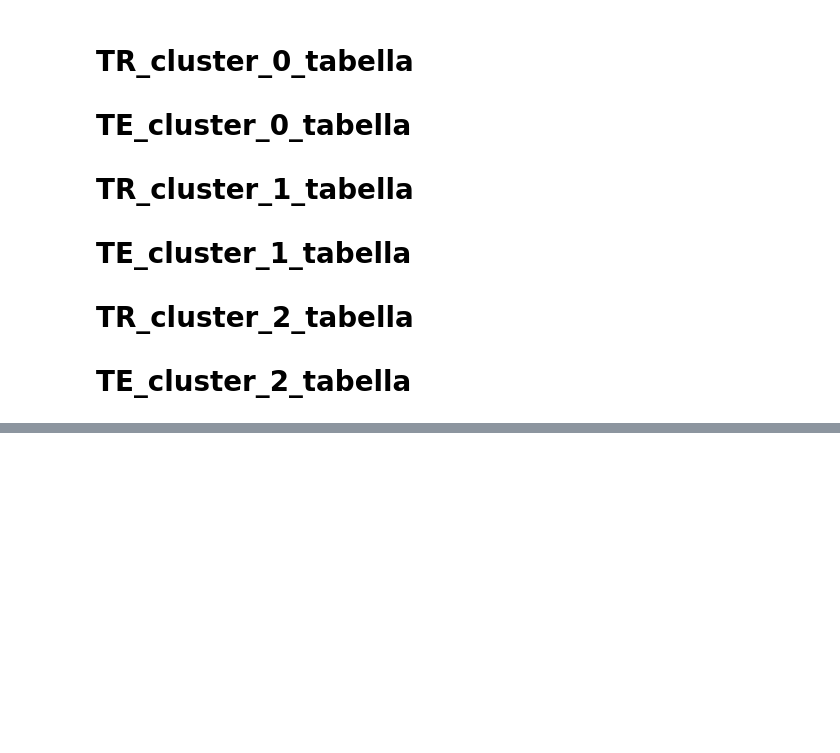
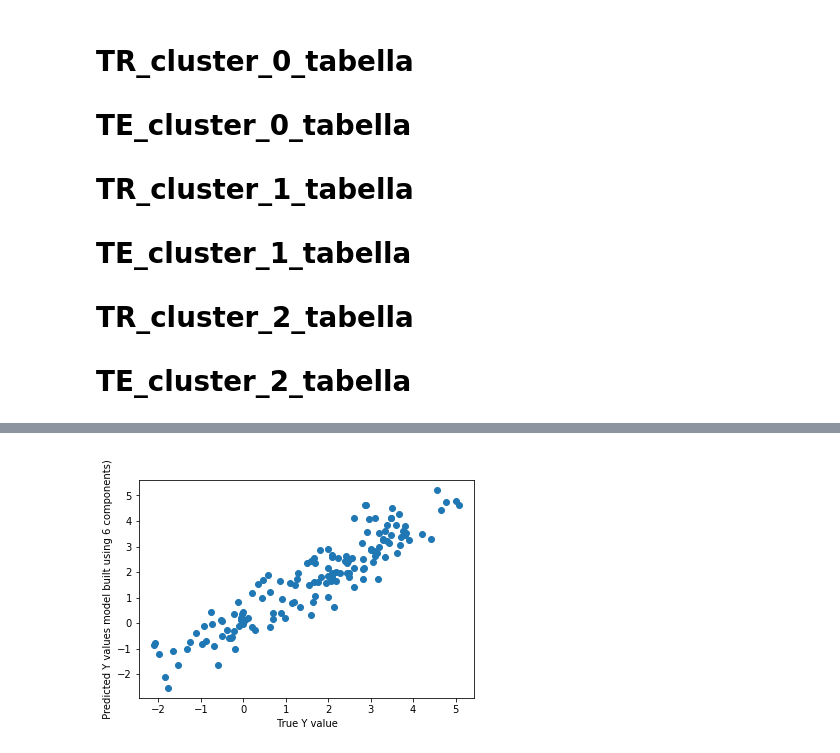
Before and after one commit to lstorchi/mllogdp, a Jupyter notebook: TEST_spartizione_TrTe_cluster_53_comps.ipynb, the cells around one changed output, grey strips where cells are left out. Cells and saved outputs as stored; diff of their text form; code cells hidden in the pictures; blank space fills up the shorter version.

```diff
--- a/TEST_spartizione_TrTe_cluster_53_comps.ipynb
+++ b/TEST_spartizione_TrTe_cluster_53_comps.ipynb
@@ -1005,0 +1086,12 @@ TE_cluster_2_tabella
+# %%
+ncompman_0 = 3
+
+pls_0_3 = PLSRegression(ncompman_0)
+pls_0_3.fit(X_0_TR, Y_0_Tr)
+
+y_cv_0_3_Tr = cross_val_predict(pls_0_3, X_0_TR, Y_0_Tr, cv=10)
+
+score_cv_0_3_Tr = r2_score(Y_0_Tr, y_cv_0_3_Tr)
+mse_cv_0_3_Tr = mean_squared_error(Y_0_Tr, y_cv_0_3_Tr)
+
+print("comp: %4d MSE: %10.8f score: %10.8f"%(ncompman_0, mse_cv_0_3_Tr, score_cv_0_3_Tr))
@@ -1005,0 +1100,75 @@ TE_cluster_2_tabella
+# %%
+Y_pred_0_6_TE = pls_0_6.predict(X_0_TE)
+Y_pred_0_3_TE = pls_0_3.predict(X_0_TE)
+
+Y_pred_0_6_TR = pls_0_6.predict(X_0_TR)
+Y_pred_0_3_TR = pls_0_3.predict(X_0_TR)
+
+
+mse_pred_0_6_Te = mean_squared_error(Y_0_Te, Y_pred_0_6_TE )
+score_pred_0_6_Te = r2_score(Y_0_Te, Y_pred_0_6_TE )
+RMSE_pred_0_6_Te = mean_squared_error(Y_0_Te, Y_pred_0_6_TE, squared = False )
+
+mse_pred_0_3_Te = mean_squared_error(Y_0_Te, Y_pred_0_3_TE )
+score_pred_0_3_Te = r2_score(Y_0_Te, Y_pred_0_3_TE )
+RMSE_pred_0_3_Te = mean_squared_error(Y_0_Te, Y_pred_0_3_TE, squared = False )
+
+riga_vuota = ("\n")
+def righevuote(riga_vuota) :
+    print(riga_vuota*5)
+
+
+print(" score TEST modello a 6 componenti :", score_pred_0_6_Te )
+print(" mse TEST modello a 6 componenti :", mse_pred_0_6_Te)
+print(" RMSE TEST modello a 6 componenti :", RMSE_pred_0_6_Te)
+
+
+print(" score TEST modello a 3 componenti :", score_pred_0_3_Te )
+print(" mse  TEST modello a 3 componenti :", mse_pred_0_3_Te)
+print(" RMSE TEST modello a 3 componenti :", RMSE_pred_0_3_Te)
+
+
+righevuote(riga_vuota)
+
+diff_0_6_Te = []
+diff_0_3_Te =[]
+
+print("val, Y_pred_0_6_TE[idx], diff_0_6_Te[-1] ,Y_pred_0_3_TE[idx], diff_0_3_Te[-1]")
+for idx, val in enumerate(Y_0_Te):
+    diff_0_6_Te.append(val-Y_pred_0_6_TE[idx])
+    diff_0_3_Te.append(val-Y_pred_0_3_TE[idx])
+    print("%10.7f %10.7f %10.7f %10.7f %10.7f"%(\
+                                val, Y_pred_0_6_TE[idx], diff_0_6_Te[-1] ,Y_pred_0_3_TE[idx], diff_0_3_Te[-1] ))
+
+
+righevuote(riga_vuota)
+
+
+print("val, Y_pred_0_6_TR[idx], diff_0_6_Tr[-1] ,Y_pred_0_3_TR[idx], diff_0_3_Tr[-1]")
+diff_0_6_Tr = []
+diff_0_3_Tr =[]
+
+
+for idx, val in enumerate(Y_0_Tr):
+    diff_0_6_Tr.append(val-Y_pred_0_6_TR[idx])
+    diff_0_3_Tr.append(val-Y_pred_0_3_TR[idx])
+    print("%10.7f %10.7f %10.7f %10.7f %10.7f"%(\
+                                val, Y_pred_0_6_TR[idx], diff_0_6_Tr[-1] ,Y_pred_0_3_TR[idx], diff_0_3_Tr[-1] ))
+
+
+
+
+plt.xlabel(" True Y value")
+plt.ylabel(" Predicted Y values model built using 6 components) ")
+
+plt.scatter(Y_0_Te, Y_pred_0_6_TE)
+
+plt.show()
+
+plt.xlabel(" True Y value")
+plt.ylabel(" Predicted Y values model built using 3 components) ")
+
+plt.scatter(Y_0_Te, Y_pred_0_3_TE)
+
+plt.show()
+# %% [output]
@@ -1005,0 +1192 @@ TE_cluster_2_tabella
+[figure, added]
```
Also changed, not shown: parts of 43 cells of this notebook.
